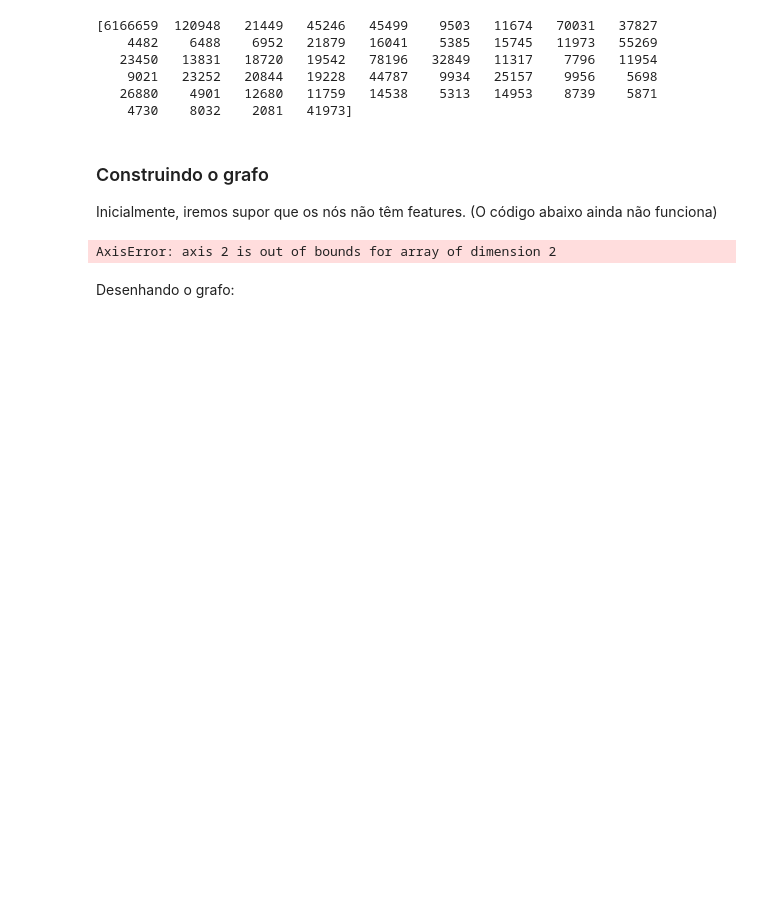
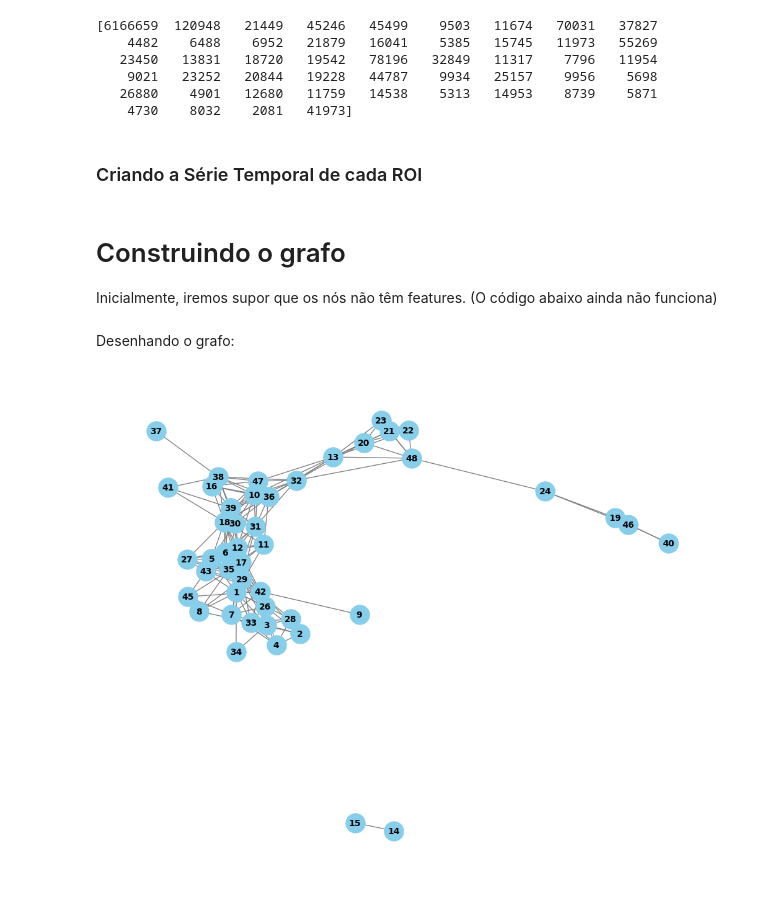
Before and after one commit to matheo-angelo/IC, a Jupyter notebook: ABIDE_Exemplo_fMRI.ipynb, the cells around one changed output. Saved outputs shown, nothing was run; the diff lists cells and outputs as text; code cells hidden in the pictures; blank space fills up the shorter version.

Commit message:
Foi criada uma visualização inicial de um grafo a partir de um exame de fMRI

```diff
--- a/ABIDE_Exemplo_fMRI.ipynb
+++ b/ABIDE_Exemplo_fMRI.ipynb
@@ -108,8 +149,29 @@ print(contagens)
     9021   23252   20844   19228   44787    9934   25157    9956    5698
    26880    4901   12680   11759   14538    5313   14953    8739    5871
     4730    8032    2081   41973]
+# %% [markdown]
+### Criando a Série Temporal de cada ROI
+# %%
+n_regions = len(np.unique(atlas_data))
+
+# Inicializa o dicionário ou array para armazenar a série média de cada região
+bold_series = {}
+
+for region in range(1, n_regions):
+    # Cria uma máscara para selecionar os voxels da região atual
+    mask = (new_atlas_data == region)
+
+    # Extrai as séries temporais dos voxels correspondentes na região atual
+    # A máscara precisa ter as mesmas 3 primeiras dimensões que exame para indexação correta
+    region_voxels = exame[mask]
+
+    # Calcula a média ao longo dos voxels da região, mantendo a dimensão do tempo (última)
+    m = np.mean(region_voxels, axis=0)
+
+    # Armazena a série média para a região atual
+    bold_series[region] = m
 # %% [markdown]
-### Construindo o grafo
+# Construindo o grafo
 
 Inicialmente, iremos supor que os nós não têm features. (O código abaixo ainda não funciona)
 # %%
@@ -121,19 +183,32 @@ threshold = 0.7 # Limiar de correlação para conectar regiões do cérebro
 
 for x in range(1,49):
     for y in range(x+1, 49):
-        bold_x = np.mean(resized_exame[atlas_data == x], axis=(0,1))
-        bold_y = np.mean(resized_exame[atlas_data == y], axis=(0,1))
-        print(bold_y.shape, " ", bold_x.shape)
-        correlacao, _ = pearsonr(bold_x, bold_y)
+        correlacao, _ = pearsonr(bold_series[x], bold_series[y])
         if correlacao > threshold:
             grafo_cerebro.add_edge(x, y)
-# %% [output]
-AxisError: axis 2 is out of bounds for array of dimension 2
 # %% [markdown]
 Desenhando o grafo:
 # %%
 import matplotlib.pyplot as plt
+import networkx as nx
 
-plt.figure(figsize=(8, 6))
-nx.draw(grafo_cerebro, with_labels=True, node_color="skyblue", node_size=1500, edge_color="gray", font_size=16, font_weight="bold")
+plt.figure(figsize=(10, 8))
+
+# Usa o spring_layout com um parâmetro de repulsão maior
+pos = nx.spring_layout(grafo_cerebro, seed=42, k=1.5/np.sqrt(len(grafo_cerebro.nodes())))
+
+# Desenha o grafo com todos os nós e componentes próximos, mas sem sobreposição
+nx.draw(
+    grafo_cerebro,
+    pos,
+    with_labels=True,
+    node_color="skyblue",
+    node_size=500,
+    edge_color="gray",
+    font_size=10,
+    font_weight="bold"
+)
+
 plt.show()
+# %% [output]
+[figure, added]
```
Also changed, not shown: parts of 10 cells of this notebook.
